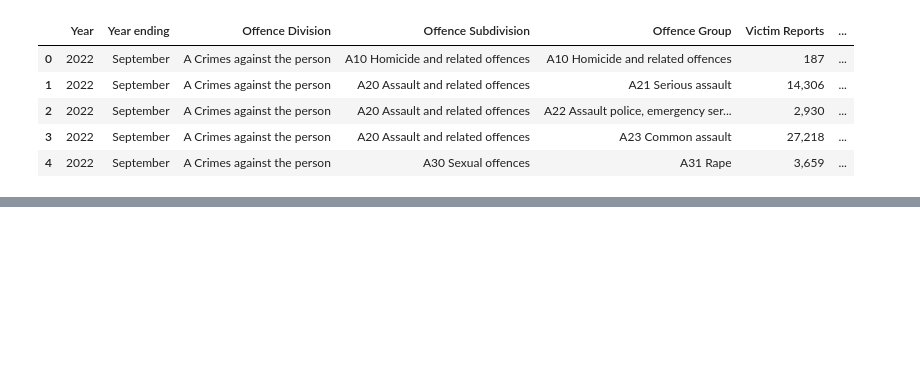
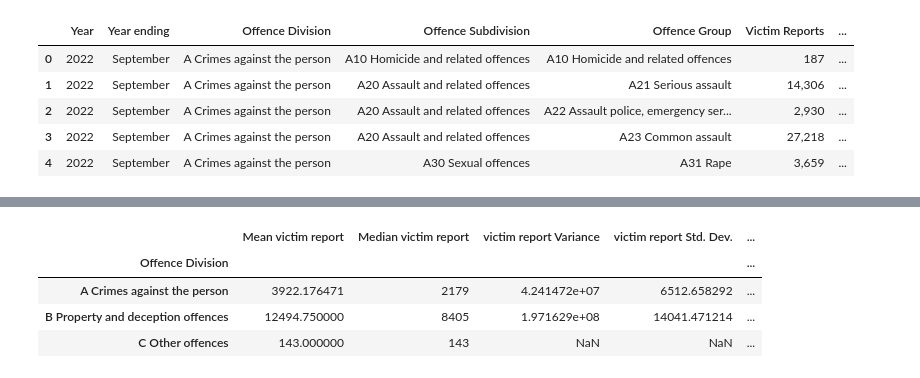
Before and after one commit to LKDSOUZA/Project-1, a Jupyter notebook: Project_1_A.ipynb, the cells around one changed output, grey strips where cells are left out. Saved outputs shown, nothing was run; the diff lists cells and outputs as text; code cells hidden in the pictures; blank space fills up the shorter version.

```diff
--- a/Project_1_A.ipynb
+++ b/Project_1_A.ipynb
@@ -59,0 +97,23 @@ SyntaxError: EOL while scanning string literal (1110437873.py, line 4)
+# %%
+statistics_raw_data_20=crime_data_20.copy()
+
+victim_report_mean=statistics_raw_data_20.groupby(['Offence Division'])["Victim Reports"].mean()
+victim_report_median=statistics_raw_data_20.groupby(['Offence Division'])["Victim Reports"].median()
+victim_report_variance=statistics_raw_data_20.groupby(['Offence Division'])["Victim Reports"].var()
+victim_report_sd=statistics_raw_data_20.groupby(['Offence Division'])["Victim Reports"].std()
+victim_report_SEM=statistics_raw_data_20.groupby(['Offence Division'])["Victim Reports"].sem()
+
+statistics_summary_20 = pd.DataFrame({"Mean victim report": victim_report_mean,
+                                  "Median victim report": victim_report_median,
+                                  "victim report Variance": victim_report_variance,
+                                  "victim report Std. Dev.": victim_report_sd,
+                                  "victim report Std. Err." : victim_report_SEM,
+
+                                 })
+statistics_summary_20.head(10)
+# %% [output]
+|  | Mean victim report | Median victim report | victim report Variance | victim report Std. Dev. | ... |
+| Offence Division |  |  |  |  | ... |
+| A Crimes against the person | 3922.176471 | 2179 | 4.241472e+07 | 6512.658292 | ... |
+| B Property and deception offences | 12494.750000 | 8405 | 1.971629e+08 | 14041.471214 | ... |
+| C Other offences | 143.000000 | 143 | NaN | NaN | ... |
```
Also changed, not shown: parts of 6 cells of this notebook.
